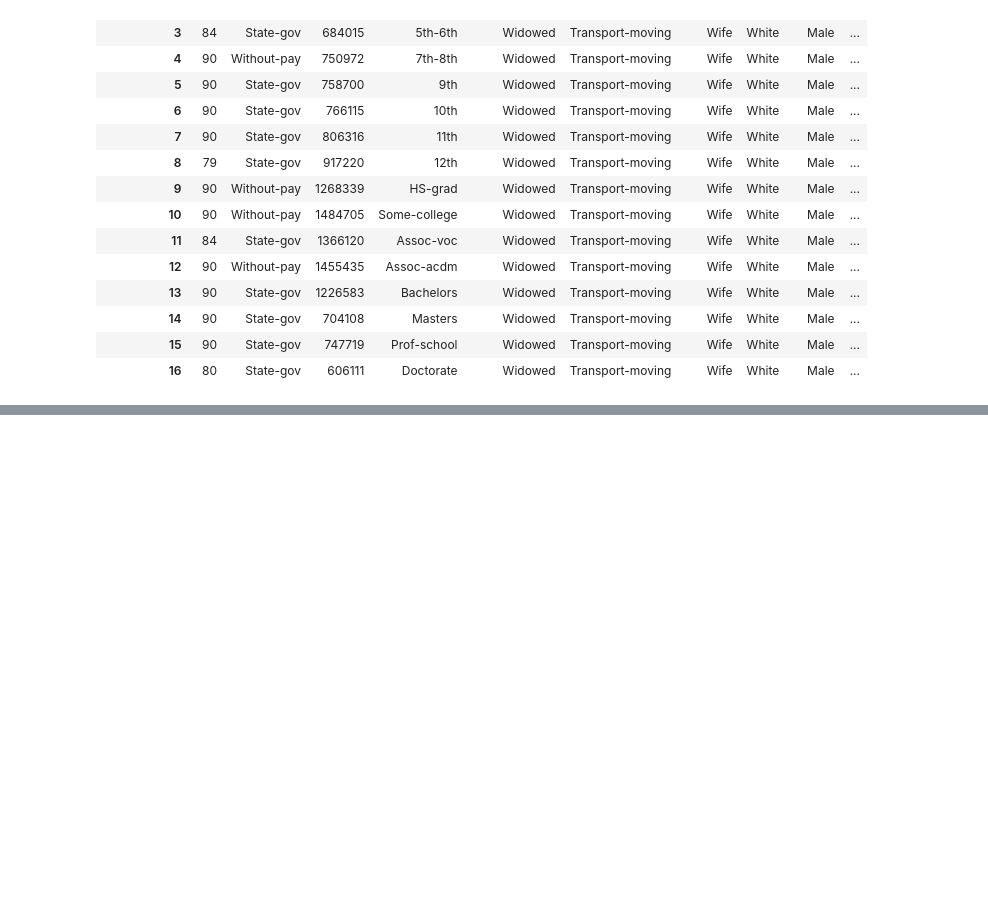
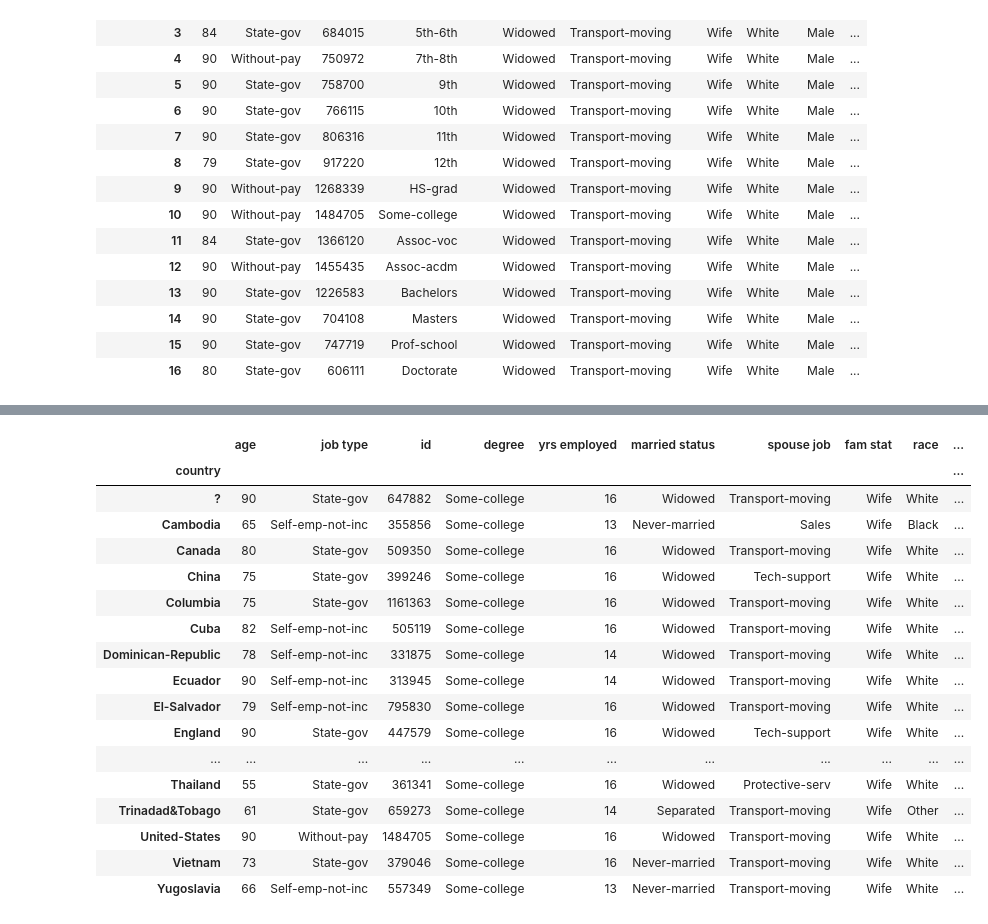
Before and after one commit to Hansel172/mimpractice-, a Jupyter notebook: gittest.ipynb, the cells around one changed output, grey strips where cells are left out. Saved outputs shown, nothing was run; the diff lists cells and outputs as text; code cells hidden in the pictures; blank space fills up the shorter version.

```diff
--- a/gittest.ipynb
+++ b/gittest.ipynb
@@ -307,0 +321,21 @@ plt.show()
+# %%
+df.groupby('country').max()
+# %% [output]
+|  | age | job type | id | degree | yrs employed | married status | spouse job | fam stat | race | ... |
+| country |  |  |  |  |  |  |  |  |  | ... |
+| ? | 90 | State-gov | 647882 | Some-college | 16 | Widowed | Transport-moving | Wife | White | ... |
+| Cambodia | 65 | Self-emp-not-inc | 355856 | Some-college | 13 | Never-married | Sales | Wife | Black | ... |
+| Canada | 80 | State-gov | 509350 | Some-college | 16 | Widowed | Transport-moving | Wife | White | ... |
+| China | 75 | State-gov | 399246 | Some-college | 16 | Widowed | Tech-support | Wife | White | ... |
+| Columbia | 75 | State-gov | 1161363 | Some-college | 16 | Widowed | Transport-moving | Wife | White | ... |
+| Cuba | 82 | Self-emp-not-inc | 505119 | Some-college | 16 | Widowed | Transport-moving | Wife | White | ... |
+| Dominican-Republic | 78 | Self-emp-not-inc | 331875 | Some-college | 14 | Widowed | Transport-moving | Wife | White | ... |
+| Ecuador | 90 | Self-emp-not-inc | 313945 | Some-college | 14 | Widowed | Transport-moving | Wife | White | ... |
+| El-Salvador | 79 | Self-emp-not-inc | 795830 | Some-college | 16 | Widowed | Transport-moving | Wife | White | ... |
+| England | 90 | State-gov | 447579 | Some-college | 16 | Widowed | Tech-support | Wife | White | ... |
+| ... | ... | ... | ... | ... | ... | ... | ... | ... | ... | ... |
+| Thailand | 55 | State-gov | 361341 | Some-college | 16 | Widowed | Protective-serv | Wife | White | ... |
+| Trinadad&Tobago | 61 | State-gov | 659273 | Some-college | 14 | Separated | Transport-moving | Wife | Other | ... |
+| United-States | 90 | Without-pay | 1484705 | Some-college | 16 | Widowed | Transport-moving | Wife | White | ... |
+| Vietnam | 73 | State-gov | 379046 | Some-college | 16 | Never-married | Transport-moving | Wife | White | ... |
+| Yugoslavia | 66 | Self-emp-not-inc | 557349 | Some-college | 13 | Never-married | Transport-moving | Wife | White | ... |
```
Also changed, not shown: parts of 16 cells of this notebook.
